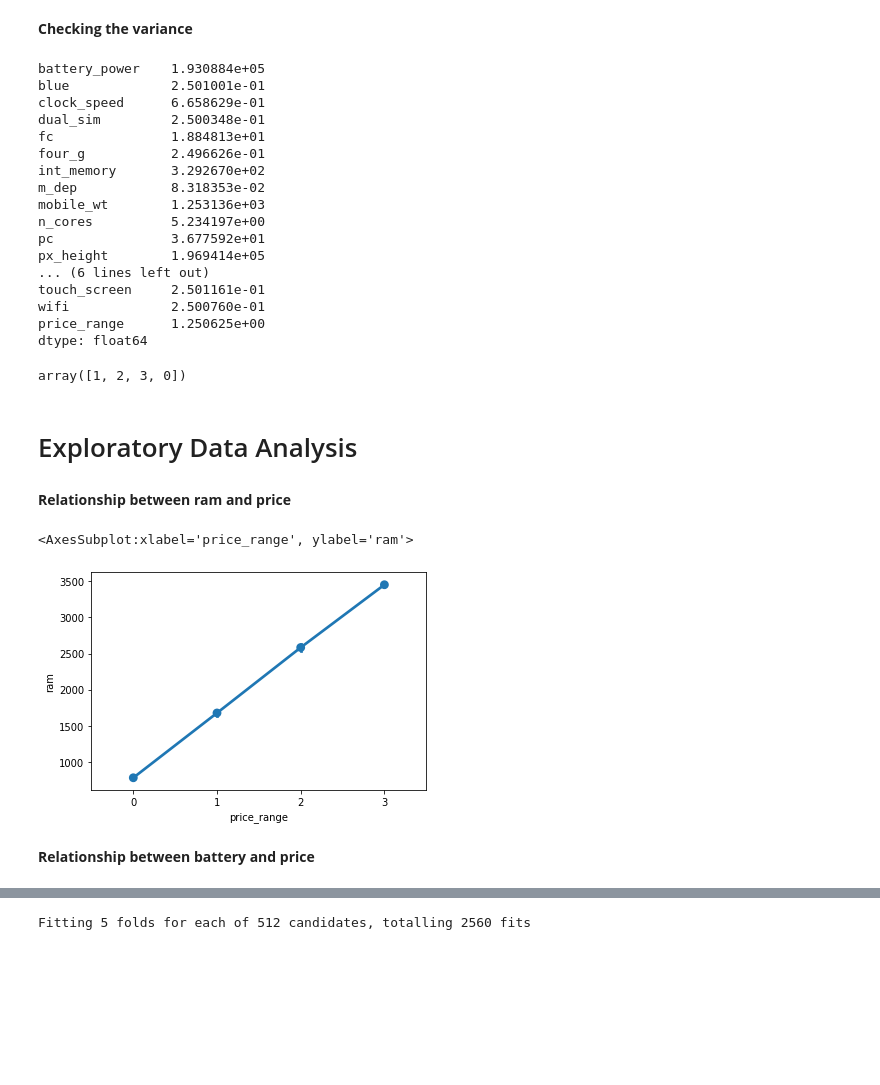
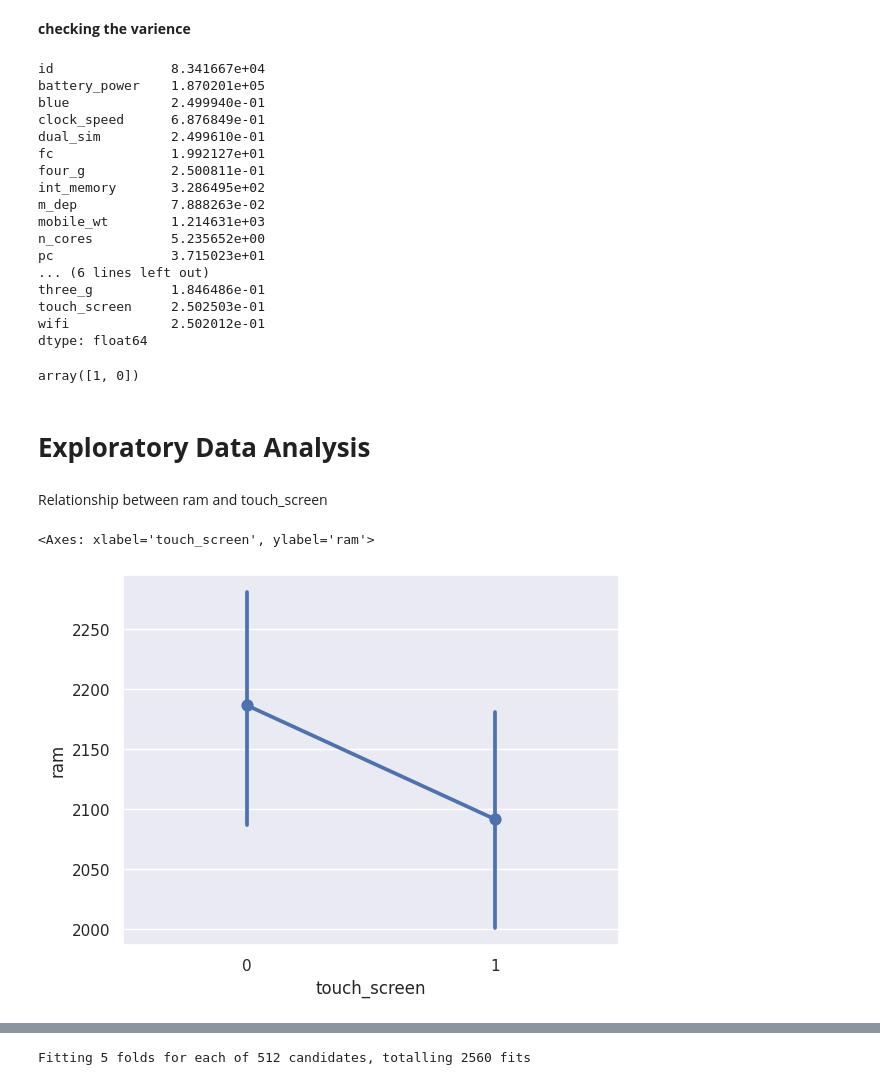
Before and after one commit to Leo612loss312/mobile-price-classifier-1.0, a Jupyter notebook: Mobile_price_classification.ipynb, the cells around one changed output, grey strips where cells are left out. Drawn from its saved outputs; the diff is of its cells as text; code cells hidden in the pictures; blank space fills up the shorter version.

```diff
--- a/Mobile_price_classification.ipynb
+++ b/Mobile_price_classification.ipynb
@@ -43,6 +40,6 @@ import warnings
 warnings.filterwarnings('ignore')
 # %%
 #import dataset
-df=pd.read_csv('/kaggle/input/mobile-price-classification/train.csv')
+df=pd.read_csv('/content/Mobile price classification.csv')
 df.head()
 # %% [output]
@@ -141,38 +138,36 @@ plt.show()
 # %% [markdown]
-**Checking the variance**
+**checking the varience**
 # %%
 df.var()
 # %% [output]
-battery_power    1.930884e+05
-blue             2.501001e-01
-clock_speed      6.658629e-01
-dual_sim         2.500348e-01
-fc               1.884813e+01
-four_g           2.496626e-01
-int_memory       3.292670e+02
-m_dep            8.318353e-02
-mobile_wt        1.253136e+03
-n_cores          5.234197e+00
-pc               3.677592e+01
-px_height        1.969414e+05
+id               8.341667e+04
+battery_power    1.870201e+05
+blue             2.499940e-01
+clock_speed      6.876849e-01
+dual_sim         2.499610e-01
+fc               1.992127e+01
+four_g           2.500811e-01
+int_memory       3.286495e+02
+m_dep            7.888263e-02
+mobile_wt        1.214631e+03
+n_cores          5.235652e+00
+pc               3.715023e+01
 ... (6 lines left out)
-touch_screen     2.501161e-01
-wifi             2.500760e-01
-price_range      1.250625e+00
+three_g          1.846486e-01
+touch_screen     2.502503e-01
+wifi             2.502012e-01
 dtype: float64
 # %%
-df['price_range'].unique()
+df['touch_screen'].unique()
 # %% [output]
-array([1, 2, 3, 0])
+array([1, 0])
 # %% [markdown]
-# Exploratory Data Analysis
+# **Exploratory Data Analysis**
 # %% [markdown]
-**Relationship between ram and price**
+Relationship between ram and touch_screen
 # %%
-sns.pointplot(y='ram',x='price_range',data=df)
+sns.pointplot(y='ram',x='touch_screen',data=df)
 # %% [output]
-<AxesSubplot:xlabel='price_range', ylabel='ram'>
+<Axes: xlabel='touch_screen', ylabel='ram'>
-[figure, old version]
+[figure, new version]
-# %% [markdown]
-**Relationship between battery and price**
 # %%
```
Also changed, not shown: parts of 73 cells of this notebook.
